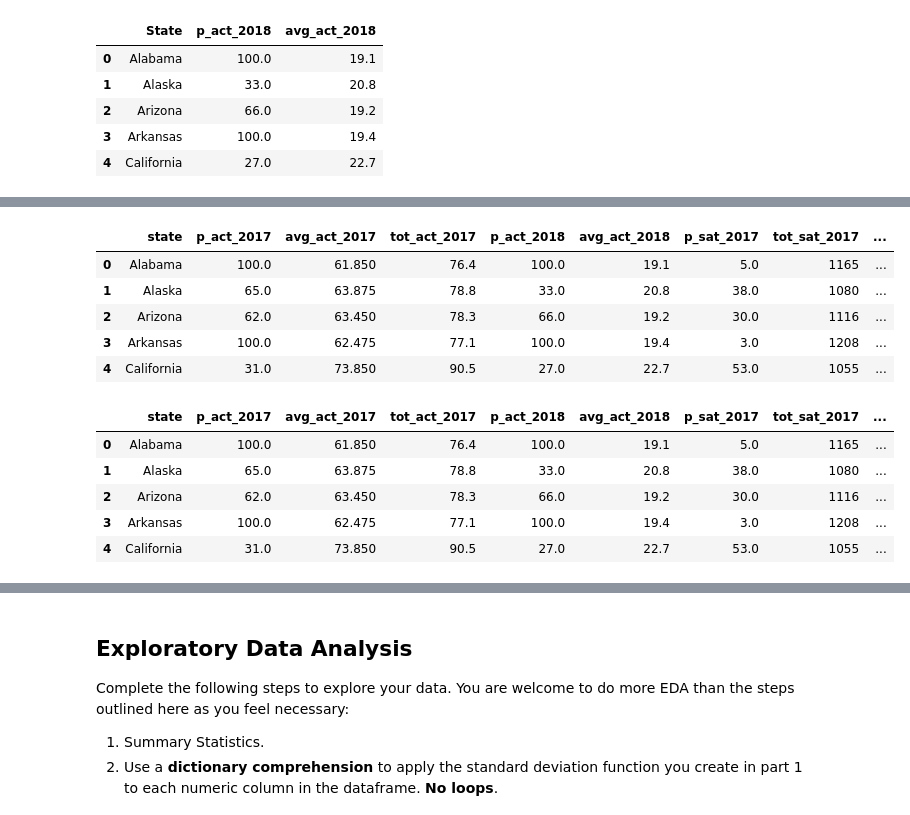
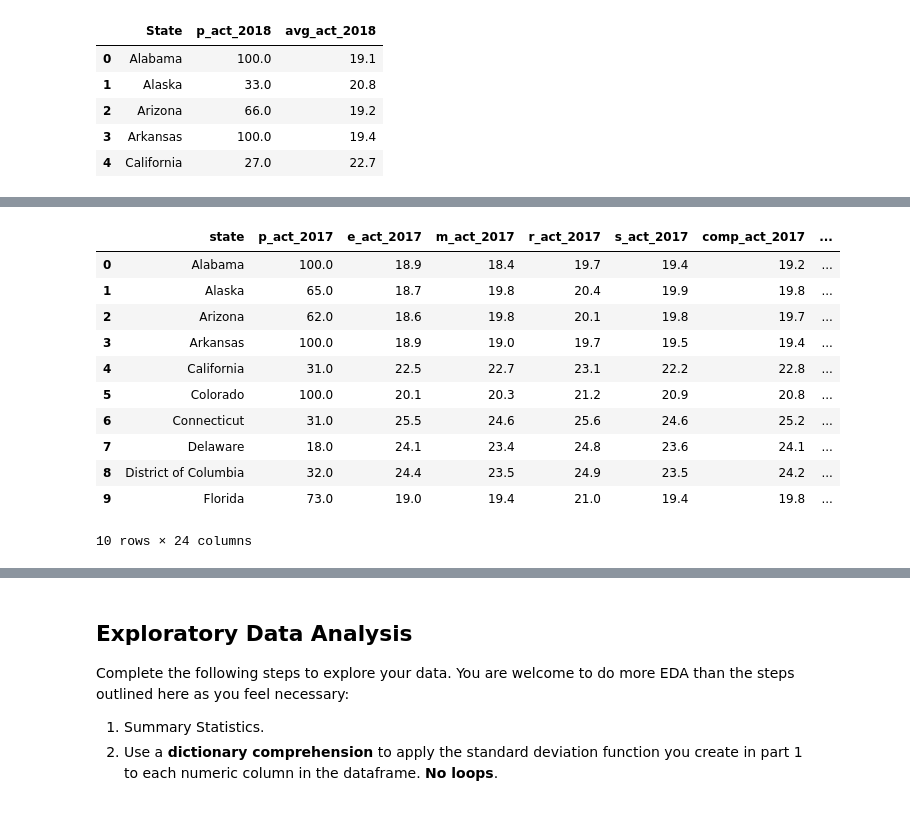
Before and after one commit to Jazreelw/DSI-24-Project, a Jupyter notebook: project_1/code/Jazreel_Woo_Project_1.ipynb, the cells around one changed output, grey strips where cells are left out. Cells and saved outputs as stored; diff of their text form; code cells hidden in the pictures.

```diff
--- a/project_1/code/Jazreel_Woo_Project_1.ipynb
+++ b/project_1/code/Jazreel_Woo_Project_1.ipynb
@@ -254,3 +538,6 @@ act_2018.columns = act_2018.columns.str.lower()
+# %%
+# rename District of Columbia for act_2018 to uppercase C
+act_2018['state'] = act_2018['state'].replace({'District of columbia': 'District of Columbia'})
 # %%
 # merging act 2017 and 2018
 act_2017_and_2018 = act_2017.merge(act_2018, on = "state", how = 'right')
@@ -265,5 +557,5 @@ act_2017_and_2018.head()
 # %%
-# renaming columns for act participation
+# renaming columns for sat 2017 and 2018
 sat_2017.rename(
     columns={'participation': 'p_sat_2017'}, inplace=True)
 sat_2018.rename(
@@ -272,10 +564,14 @@ sat_2017.rename(
     columns={'total': 'tot_sat_2017'}, inplace=True)
 sat_2018.rename(
     columns={'total': 'tot_sat_2018'}, inplace=True)
+sat_2017.rename(
+    columns={'evidence-based reading and writing': 'e_sat_2017'}, inplace=True)
+sat_2018.rename(
+    columns={'evidence-based reading and writing': 'e_sat_2018'}, inplace=True)
+sat_2017.rename(
+    columns={'math': 'm_sat_2017'}, inplace=True)
+sat_2018.rename(
+    columns={'math': 'm_sat_2018'}, inplace=True)
-# %%
-#drop unused columns for sat_2017
-sat_2017.drop(['evidence-based reading and writing', 'math'], axis=1, inplace=True)
-sat_2018.drop(['evidence-based reading and writing', 'math'], axis=1, inplace=True)
 # %%
 # finding avg for sat_2017
 sat_2017['avg_sat_2017'] = sat_2017['tot_sat_2017']/4
@@ -293,0 +601,4 @@ sat_2017_and_2018.head()
+# %%
+# merging act 2017 and 2018
+act_2017_and_2018 = act_2017.merge(act_2018, on = "state", how = 'right')
+act_2017_and_2018.head(20)
@@ -294,11 +623,17 @@ sat_2017_and_2018.head()
 # %%
 # merging sat and act
 all_data = act_2017_and_2018.merge(sat_2017_and_2018, on = "state", how = 'right')
-all_data.head()
+all_data.head(10)
 # %% [output]
-|  | state | p_act_2017 | avg_act_2017 | tot_act_2017 | p_act_2018 | avg_act_2018 | p_sat_2017 | tot_sat_2017 | ... |
-| 0 | Alabama | 100.0 | 61.850 | 76.4 | 100.0 | 19.1 | 5.0 | 1165 | ... |
-| 1 | Alaska | 65.0 | 63.875 | 78.8 | 33.0 | 20.8 | 38.0 | 1080 | ... |
-| 2 | Arizona | 62.0 | 63.450 | 78.3 | 66.0 | 19.2 | 30.0 | 1116 | ... |
-| 3 | Arkansas | 100.0 | 62.475 | 77.1 | 100.0 | 19.4 | 3.0 | 1208 | ... |
-| 4 | California | 31.0 | 73.850 | 90.5 | 27.0 | 22.7 | 53.0 | 1055 | ... |
+|  | state | p_act_2017 | e_act_2017 | m_act_2017 | r_act_2017 | s_act_2017 | comp_act_2017 | ... |
+| 0 | Alabama | 100.0 | 18.9 | 18.4 | 19.7 | 19.4 | 19.2 | ... |
+| 1 | Alaska | 65.0 | 18.7 | 19.8 | 20.4 | 19.9 | 19.8 | ... |
+| 2 | Arizona | 62.0 | 18.6 | 19.8 | 20.1 | 19.8 | 19.7 | ... |
+| 3 | Arkansas | 100.0 | 18.9 | 19.0 | 19.7 | 19.5 | 19.4 | ... |
+| 4 | California | 31.0 | 22.5 | 22.7 | 23.1 | 22.2 | 22.8 | ... |
+| 5 | Colorado | 100.0 | 20.1 | 20.3 | 21.2 | 20.9 | 20.8 | ... |
+| 6 | Connecticut | 31.0 | 25.5 | 24.6 | 25.6 | 24.6 | 25.2 | ... |
+| 7 | Delaware | 18.0 | 24.1 | 23.4 | 24.8 | 23.6 | 24.1 | ... |
+| 8 | District of Columbia | 32.0 | 24.4 | 23.5 | 24.9 | 23.5 | 24.2 | ... |
+| 9 | Florida | 73.0 | 19.0 | 19.4 | 21.0 | 19.4 | 19.8 | ... |
+10 rows × 24 columns
@@ -308,9 +639,0 @@ all_data.replace(np.nan, 0, inplace=True)
-# %%
-all_data.head()
-# %% [output]
-|  | state | p_act_2017 | avg_act_2017 | tot_act_2017 | p_act_2018 | avg_act_2018 | p_sat_2017 | tot_sat_2017 | ... |
-| 0 | Alabama | 100.0 | 61.850 | 76.4 | 100.0 | 19.1 | 5.0 | 1165 | ... |
-| 1 | Alaska | 65.0 | 63.875 | 78.8 | 33.0 | 20.8 | 38.0 | 1080 | ... |
-| 2 | Arizona | 62.0 | 63.450 | 78.3 | 66.0 | 19.2 | 30.0 | 1116 | ... |
-| 3 | Arkansas | 100.0 | 62.475 | 77.1 | 100.0 | 19.4 | 3.0 | 1208 | ... |
-| 4 | California | 31.0 | 73.850 | 90.5 | 27.0 | 22.7 | 53.0 | 1055 | ... |
```
Also changed, not shown: parts of 98 cells of this notebook, 2 other files.
